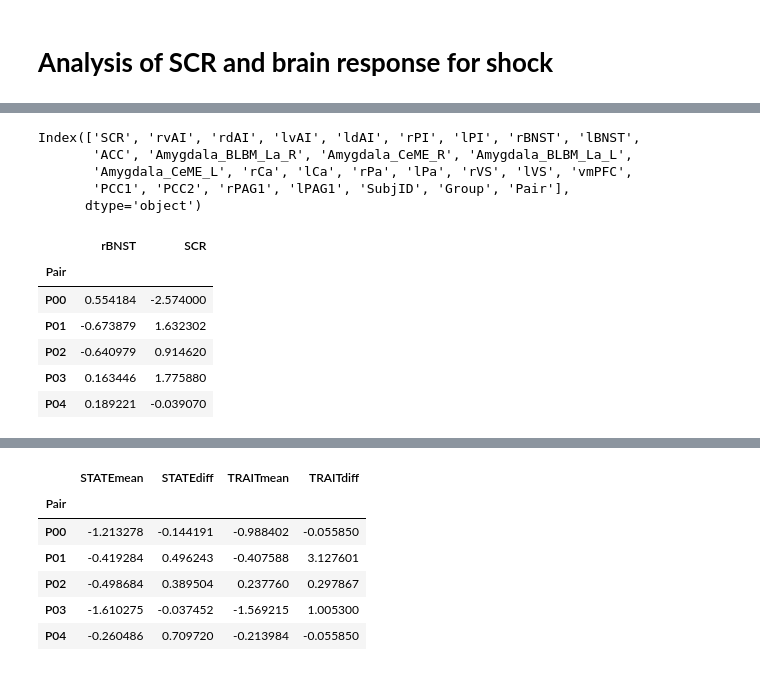
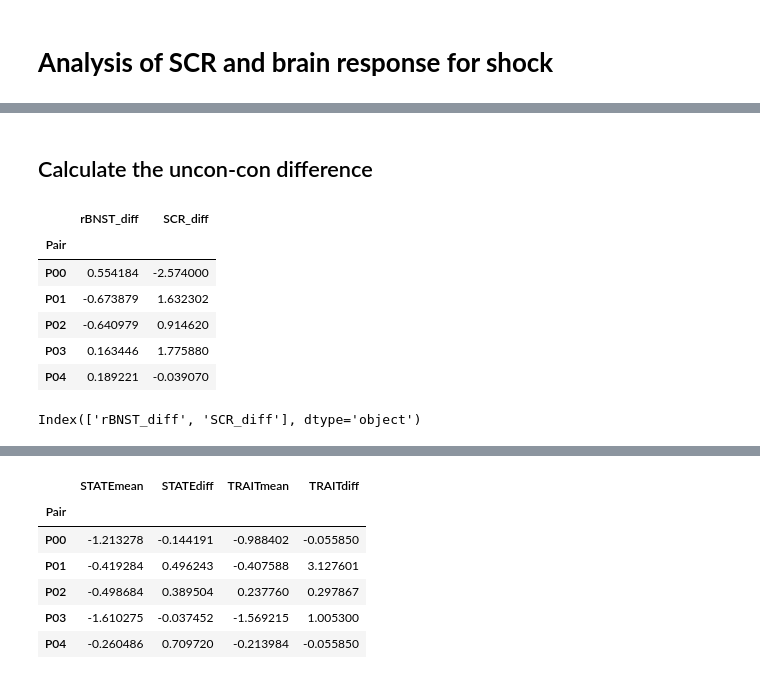
Before and after one commit to chirag90in/eCON_old, a Jupyter notebook: eCON/06b-SCR_analysis.ipynb, the cells around one changed output, grey strips where cells are left out. Drawn from its saved outputs; the diff is of its cells as text; code cells hidden in the pictures.

```diff
--- a/eCON/06b-SCR_analysis.ipynb
+++ b/eCON/06b-SCR_analysis.ipynb
@@ -56,8 +94,20 @@ for i, row in yoked.iterrows():
+# %% [markdown]
+## Calculate the uncon-con difference
+# %%
+df_rBNST_pairs = df[['Pair','rBNST','SCR']].groupby(['Pair'],as_index=True).diff()
+df_rBNST_pairs.dropna(axis=0,how='all',inplace=True)
+df_rBNST_pairs.index = pd.Series(df_rBNST.Pair.unique(),name='Pair')
+df_rBNST_pairs.rename(columns = {'rBNST':'rBNST_diff','SCR':'SCR_diff'},inplace=True)
+df_rBNST_pairs.head()
+# %% [output]
+|  | rBNST_diff | SCR_diff |
+| Pair |  |  |
+| P00 | 0.554184 | -2.574000 |
+| P01 | -0.673879 | 1.632302 |
+| P02 | -0.640979 | 0.914620 |
+| P03 | 0.163446 | 1.775880 |
+| P04 | 0.189221 | -0.039070 |
 # %%
-df.columns
+df_rBNST_pairs.columns
 # %% [output]
-Index(['SCR', 'rvAI', 'rdAI', 'lvAI', 'ldAI', 'rPI', 'lPI', 'rBNST', 'lBNST',
-       'ACC', 'Amygdala_BLBM_La_R', 'Amygdala_CeME_R', 'Amygdala_BLBM_La_L',
-       'Amygdala_CeME_L', 'rCa', 'lCa', 'rPa', 'lPa', 'rVS', 'lVS', 'vmPFC',
-       'PCC1', 'PCC2', 'rPAG1', 'lPAG1', 'SubjID', 'Group', 'Pair'],
-      dtype='object')
+Index(['rBNST_diff', 'SCR_diff'], dtype='object')
@@ -67,13 +113,0 @@ df_rBNST.reset_index(drop=True,inplace=True)
-# %%
-df_rBNST_pairs = df[['Pair','rBNST','SCR']].groupby(['Pair'],as_index=True).diff()
-df_rBNST_pairs.dropna(axis=0,how='all',inplace=True)
-df_rBNST_pairs.index = pd.Series(df_rBNST.Pair.unique(),name='Pair')
-df_rBNST_pairs.head()
-# %% [output]
-|  | rBNST | SCR |
-| Pair |  |  |
-| P00 | 0.554184 | -2.574000 |
-| P01 | -0.673879 | 1.632302 |
-| P02 | -0.640979 | 0.914620 |
-| P03 | 0.163446 | 1.775880 |
-| P04 | 0.189221 | -0.039070 |
```
Also changed, not shown: parts of 18 cells of this notebook, 1 other file.
